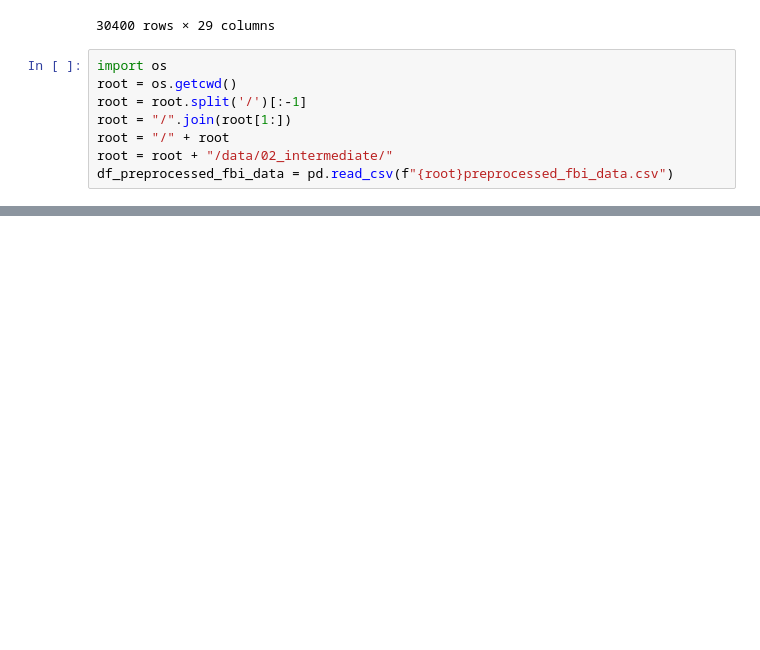
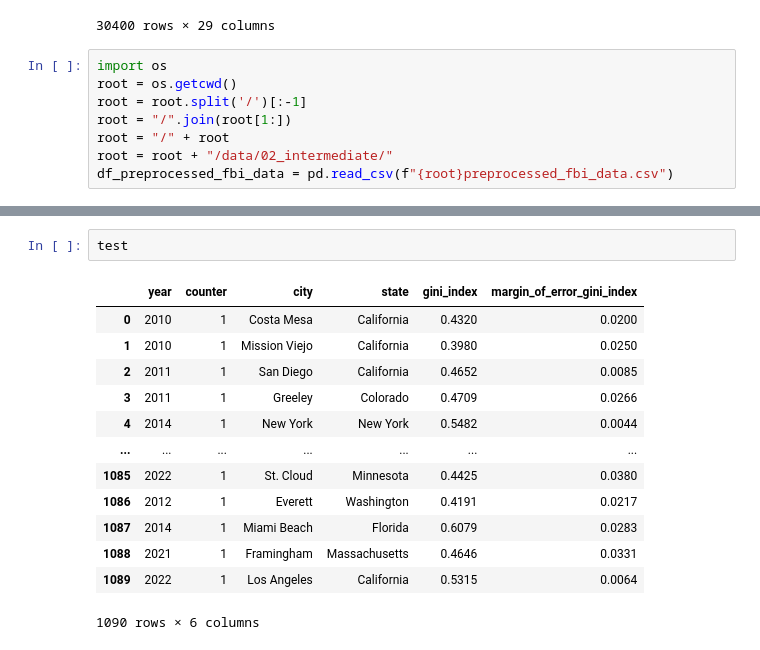
Before and after one commit to reckoning-machines/sharing-sacred-spaces, a Jupyter notebook: notebooks/fbi_data_eda.ipynb, the cells around one changed output, grey strips where cells are left out. Drawn from its saved outputs; the diff is of its cells as text; blank space fills up the shorter version.

```diff
--- a/notebooks/fbi_data_eda.ipynb
+++ b/notebooks/fbi_data_eda.ipynb
@@ -126,0 +173,16 @@ df_preprocessed_fbi_data
+# %%
+test
+# %% [output]
+|  | year | counter | city | state | gini_index | margin_of_error_gini_index |
+| 0 | 2010 | 1 | Costa Mesa | California | 0.4320 | 0.0200 |
+| 1 | 2010 | 1 | Mission Viejo | California | 0.3980 | 0.0250 |
+| 2 | 2011 | 1 | San Diego | California | 0.4652 | 0.0085 |
+| 3 | 2011 | 1 | Greeley | Colorado | 0.4709 | 0.0266 |
+| 4 | 2014 | 1 | New York | New York | 0.5482 | 0.0044 |
+| ... | ... | ... | ... | ... | ... | ... |
+| 1085 | 2022 | 1 | St. Cloud | Minnesota | 0.4425 | 0.0380 |
+| 1086 | 2012 | 1 | Everett | Washington | 0.4191 | 0.0217 |
+| 1087 | 2014 | 1 | Miami Beach | Florida | 0.6079 | 0.0283 |
+| 1088 | 2021 | 1 | Framingham | Massachusetts | 0.4646 | 0.0331 |
+| 1089 | 2022 | 1 | Los Angeles | California | 0.5315 | 0.0064 |
+1090 rows × 6 columns
```
Also changed, not shown: parts of 10 cells of this notebook, 42 other files.
